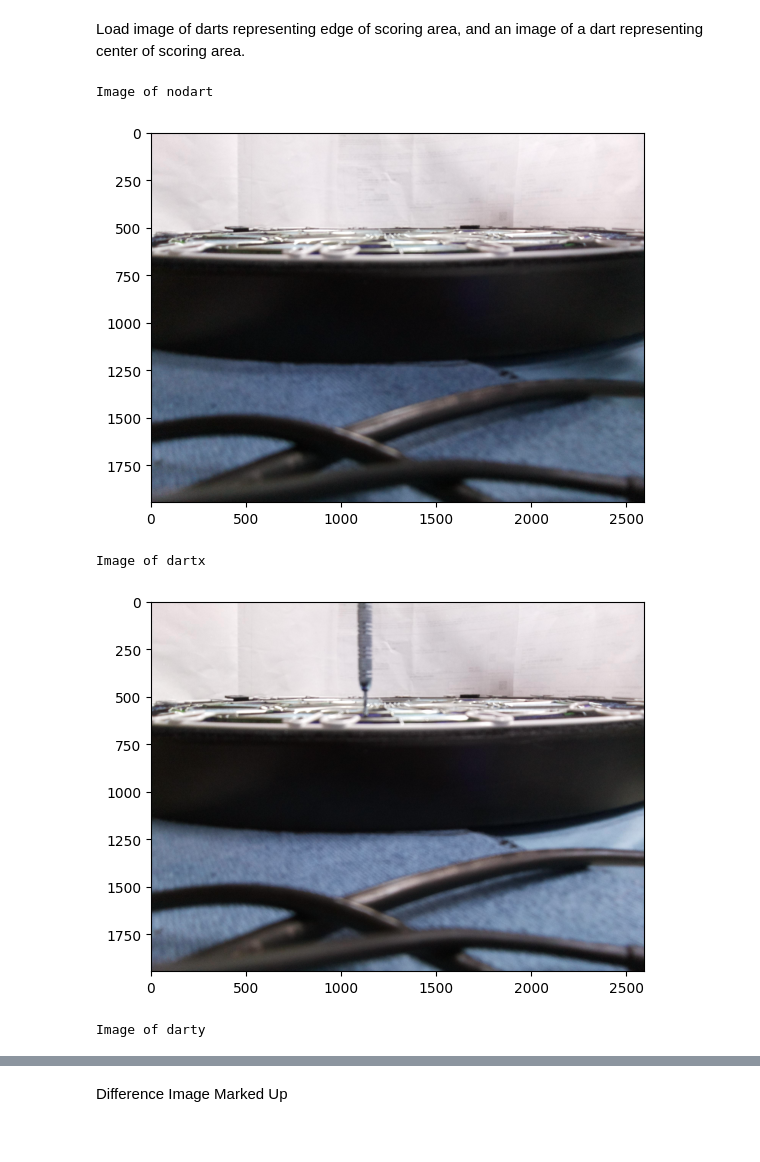
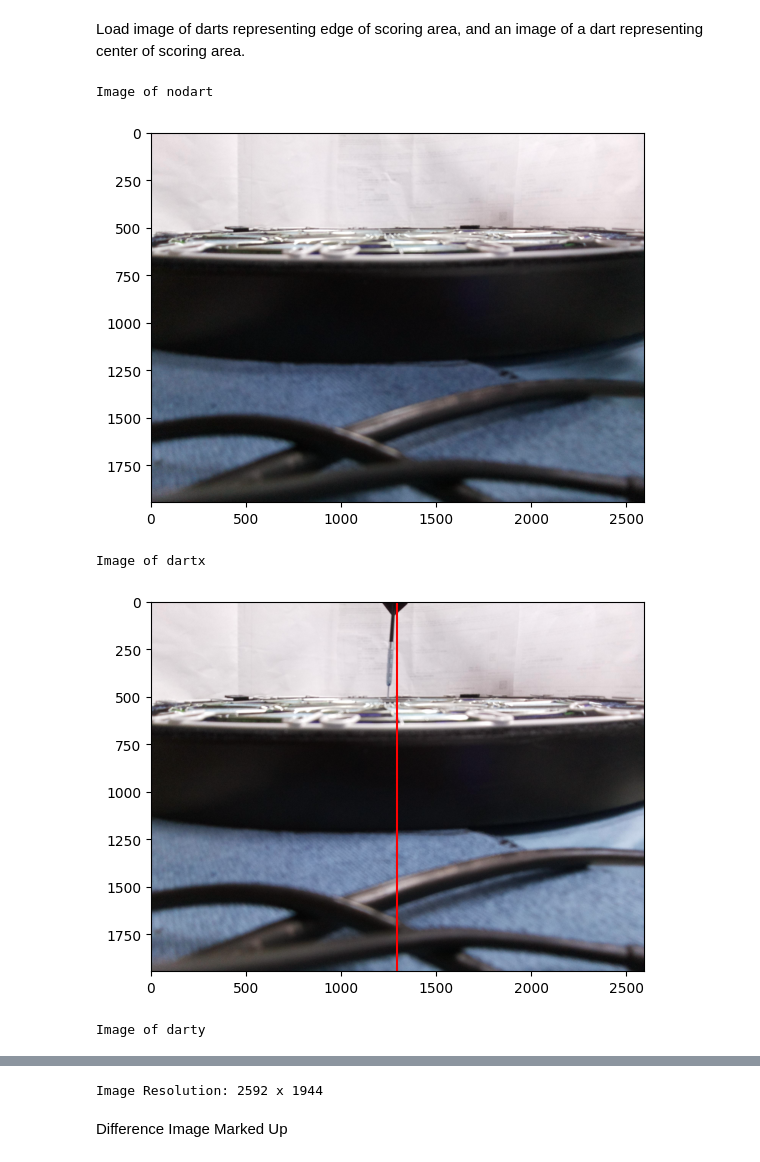
Before and after one commit to zkashef/SmokingDartsv2, a Jupyter notebook: core/proof_of_scoring.ipynb, the cells around one changed output, grey strips where cells are left out. Drawn from its saved outputs; the diff is of its cells as text; code cells hidden in the pictures.

```diff
--- a/core/proof_of_scoring.ipynb
+++ b/core/proof_of_scoring.ipynb
@@ -17,22 +17,28 @@ Load image of darts representing edge of scoring area, and an image of a dart re
 # %%
 # load images
 nodart = cv2.imread(os.path.join(parent_dir, 'images/scrap', '25.jpg'))
-dartx = cv2.imread(os.path.join(parent_dir, 'images/scrap', '21.jpg'))
-darty = cv2.imread(os.path.join(parent_dir, 'images/scrap', '22.jpg'))
+dartx = cv2.imread(os.path.join(parent_dir, 'images/scrap', '30.jpg'))
+darty = cv2.imread(os.path.join(parent_dir, 'images/scrap', '30.jpg'))
 
 # display images
 print("Image of nodart")
 plt.imshow(nodart)
 plt.show()
 print("Image of dartx")
+# draw a vertical line in the center of image dartx
+plt.plot([dartx.shape[1]//2, dartx.shape[1]//2], [0, dartx.shape[0]], 'r-')
 plt.imshow(dartx)
 plt.show()
 print("Image of darty")
 plt.imshow(darty)
 plt.show()
+
+
+image_height, image_width, channels = nodart.shape
+print('Image Resolution: {} x {}'.format(image_width, image_height))
 # %% [output]
 Image of nodart
 [figure]
 Image of dartx
-[figure, old version]
+[figure, new version]
 Image of darty
@@ -40,3 +46,4 @@ Image of darty
+Image Resolution: 2592 x 1944
 # %% [markdown]
 Difference Image Marked Up
 # %%
```
Also changed, not shown: parts of 8 cells of this notebook, 8 other files.
